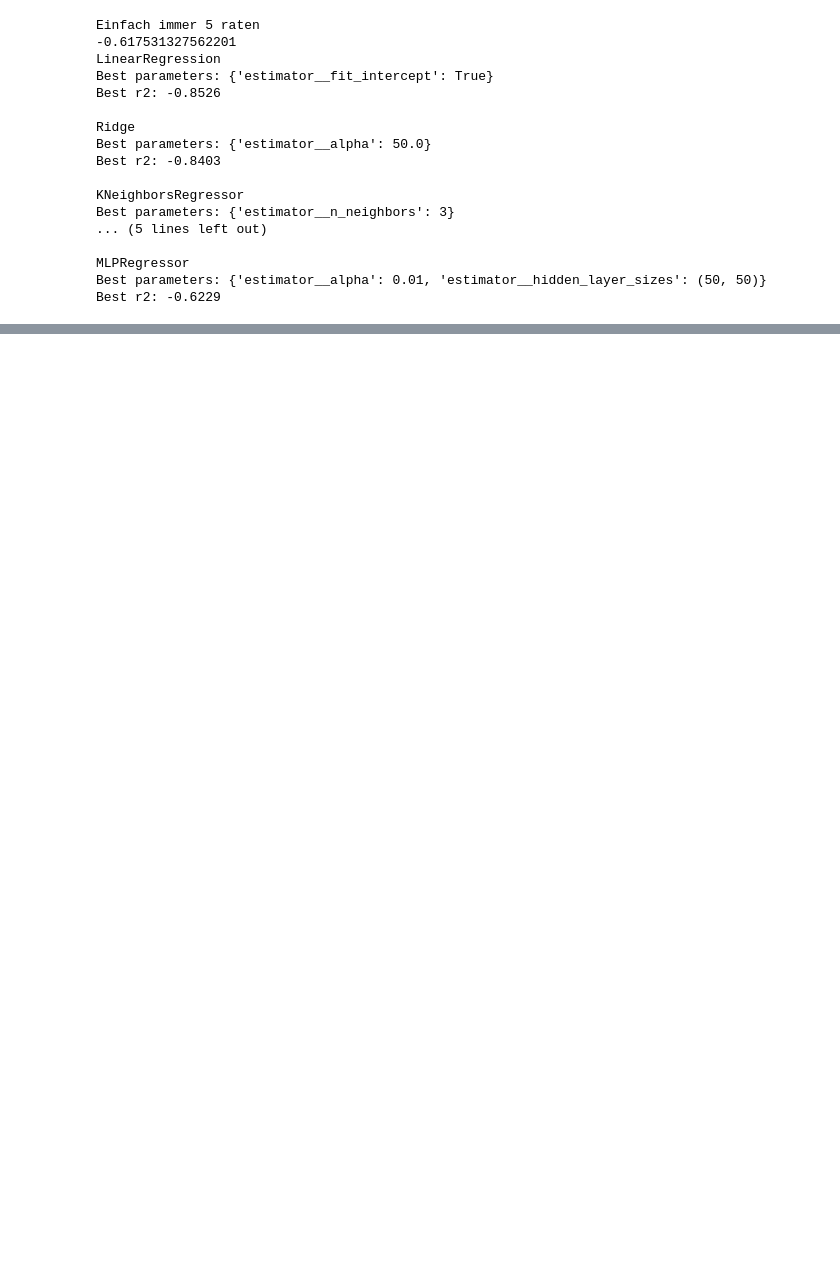
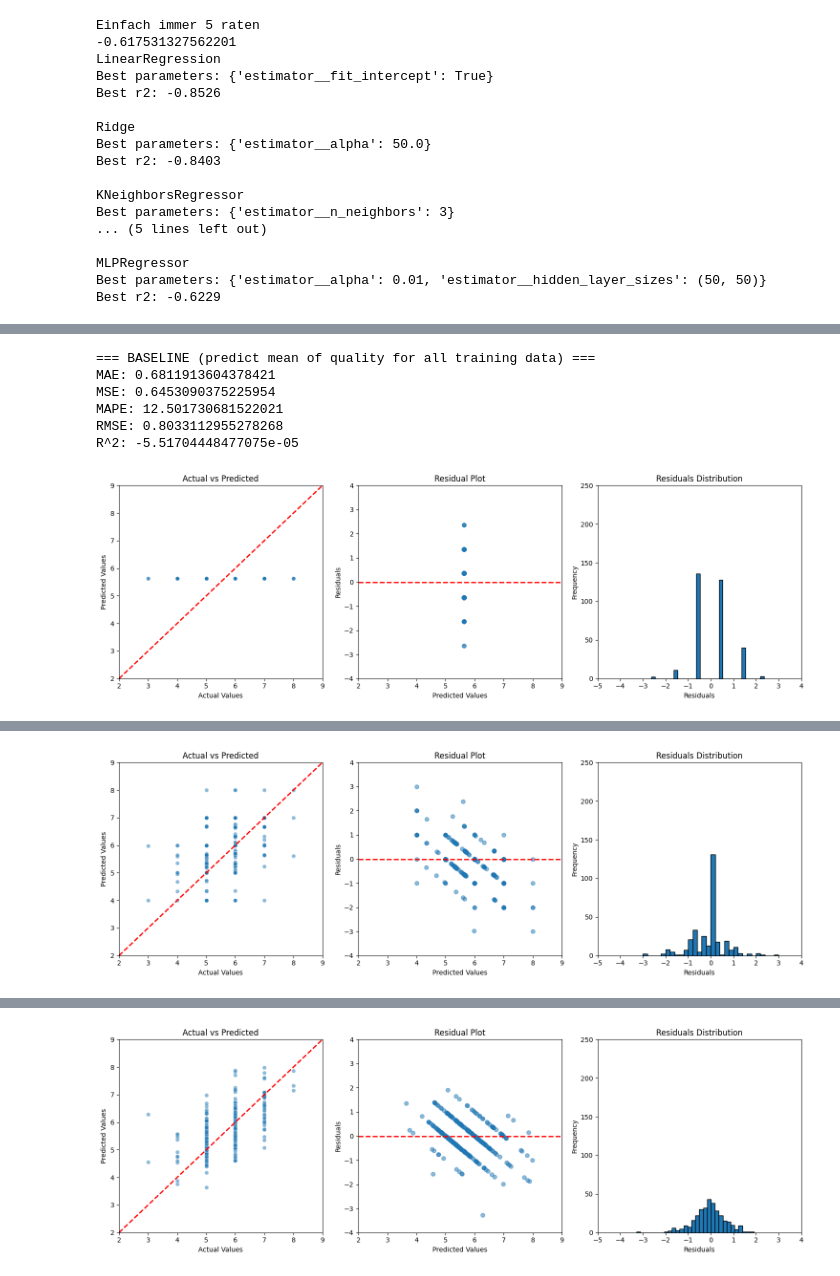
Before and after one commit to Yonekin/Machine-Learning-Group-3, a Jupyter notebook: ML_Group3_Red_Wine.ipynb, the cells around one changed output, grey strips where cells are left out. Cells and saved outputs as stored; diff of their text form; code cells hidden in the pictures; blank space fills up the shorter version.

```diff
--- a/ML_Group3_Red_Wine.ipynb
+++ b/ML_Group3_Red_Wine.ipynb
@@ -272,0 +851,77 @@ Best r2: -0.6229
+# %%
+# analyze residuals to detect if there are systematic errors - but only examine the best two models (KNR and MLP)
+
+# define a function that shows all the information (again) for a comprehensive view
+def analyze_regression_results(y_true, y_pred):
+
+   # Metrics
+    mae = mean_absolute_error(y_true, y_pred)
+    mse = mean_squared_error(y_true, y_pred)
+    mape = (abs(y_true - y_pred) / y_true).mean() * 100
+    rmse = np.sqrt(mse)
+    r2 = r2_score(y_true, y_pred)
+
+    # Print Metrics
+    print(f'MAE: {mae}')
+    print(f'MSE: {mse}')
+    print(f'MAPE: {mape}')
+    print(f'RMSE: {rmse}')
+    print(f'R^2: {r2}')
+
+    # Plot Actual vs Predicted
+    plt.figure(figsize=(15, 5))
+    plt.subplot(1, 3, 1)
+    sns.scatterplot(x=y_true, y=y_pred, alpha=0.5, palette='viridis')
+    plt.plot([2, 9], [2, 9], color='red', linestyle='--', linewidth=2)
+    plt.title('Actual vs Predicted')
+    plt.xlabel('Actual Values')
+    plt.ylabel('Predicted Values')
+    plt.xlim(2, 9)
+    plt.ylim(2, 9)
+
+    # Plot Residuals
+    plt.subplot(1, 3, 2)
+    residuals = y_true - y_pred
+    plt.scatter(y_pred, residuals, alpha=0.5)
+    plt.axhline(y=0, color='red', linestyle='--', linewidth=2)
+    plt.title('Residual Plot')
+    plt.xlabel('Predicted Values')
+    plt.ylabel('Residuals')
+    plt.xlim(2, 9)
+    plt.ylim(-4, 4)
+
+
+
+    # Plot Residuals Distribution
+    plt.subplot(1, 3, 3)
+    plt.hist(residuals, bins=30, edgecolor='black')
+    plt.title('Residuals Distribution')
+    plt.xlabel('Residuals')
+    plt.ylabel('Frequency')
+    plt.xlim(-5, 4)
+    plt.ylim(0, 250)
+
+    plt.tight_layout()
+    plt.show()
+
+print('\n\n=== BASELINE (predict mean of quality for all training data) ===')
+mean_training_target = target_train.mean()
+# Create a DataFrame with the mean_training_target value for each row
+baseline_predictions = pd.DataFrame({'Baseline_Predictions': [mean_training_target] * len(target_test)})
+baseline_predictions = baseline_predictions['Baseline_Predictions'].reset_index(drop=True)
+target_test_reset = target_test.reset_index(drop=True)
+analyze_regression_results(target_test_reset, baseline_predictions)
+
+print('\n\n=== KNR ===')
+analyze_regression_results(target_test, knr_predictions)
+
+print('\n\n=== MLPRegression ===')
+analyze_regression_results(target_test, mlp_predictions)
+# %% [output]
+=== BASELINE (predict mean of quality for all training data) ===
+MAE: 0.6811913604378421
+MSE: 0.6453090375225954
+MAPE: 12.501730681522021
+RMSE: 0.8033112955278268
+R^2: -5.51704448477075e-05
+[figure, added]
@@ -272,0 +934 @@ Best r2: -0.6229
+[figure, added]
@@ -272,0 +941 @@ Best r2: -0.6229
+[figure, added]
```
Also changed, not shown: parts of 13 cells of this notebook.
